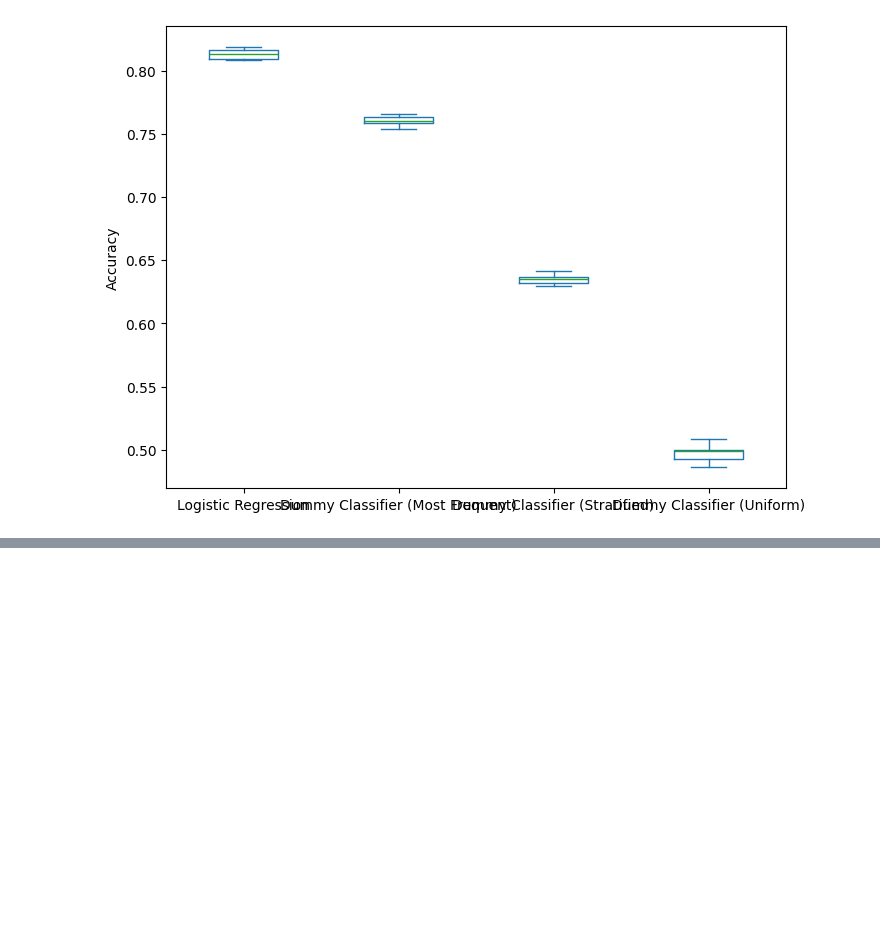
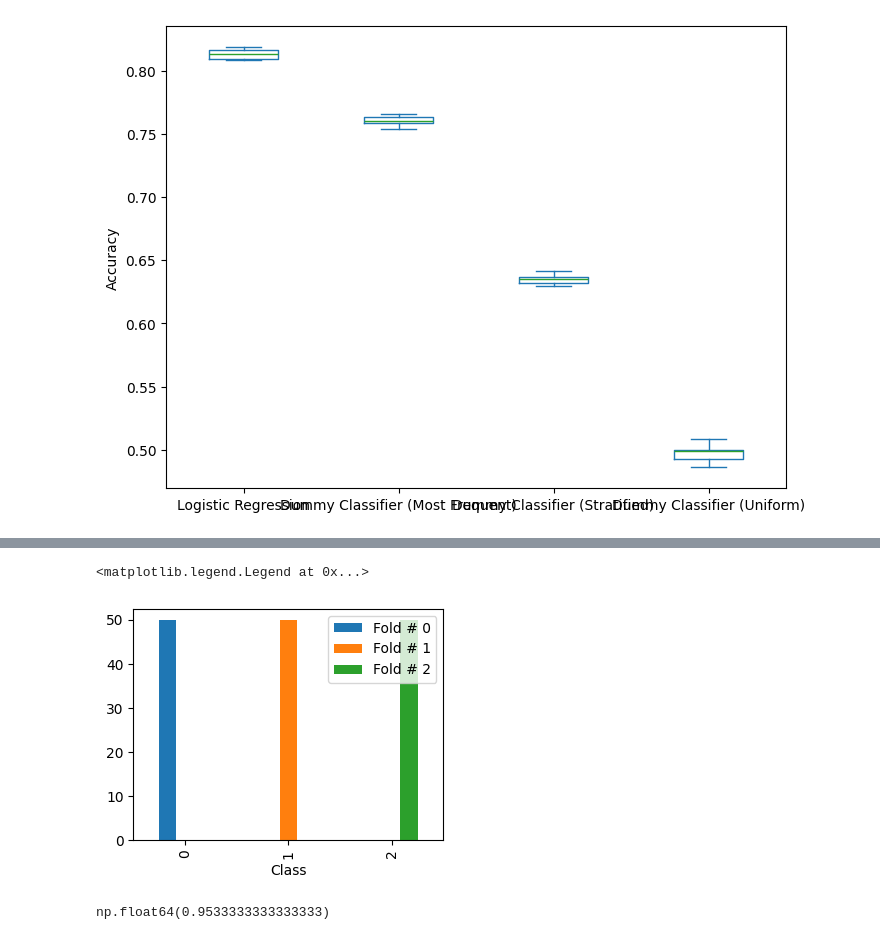
Before and after one commit to tensor-polinomics/Learning, a Jupyter notebook: sklearn/mooc7.ipynb, the cells around one changed output, grey strips where cells are left out. Cells and saved outputs as stored; diff of their text form; code cells hidden in the pictures; blank space fills up the shorter version.

```diff
--- a/sklearn/mooc7.ipynb
+++ b/sklearn/mooc7.ipynb
@@ -196,0 +263,17 @@ Text(0, 0.5, 'Accuracy')
+# %%
+test_cv_count = pd.concat(
+    test_cv_count, axis=1, keys=[f'Fold # {idx}' for idx in range(n_splits)]
+)
+test_cv_count.index.name = 'Class'
+test_cv_count.plot.bar(figsize=(4, 3))
+plt.legend()
+# %% [output]
+<matplotlib.legend.Legend at 0x...>
+[figure, added]
+# %%
+# It's important to shuffle your data first
+cv = KFold(n_splits=3, shuffle=True, random_state=0)
+results = cross_validate(model, data, target, cv=cv, return_train_score=True)
+results['test_score'].mean()
+# %% [output]
+np.float64(0.9533333333333333)
```
Also changed, not shown: parts of 41 cells of this notebook, 1 other file.
